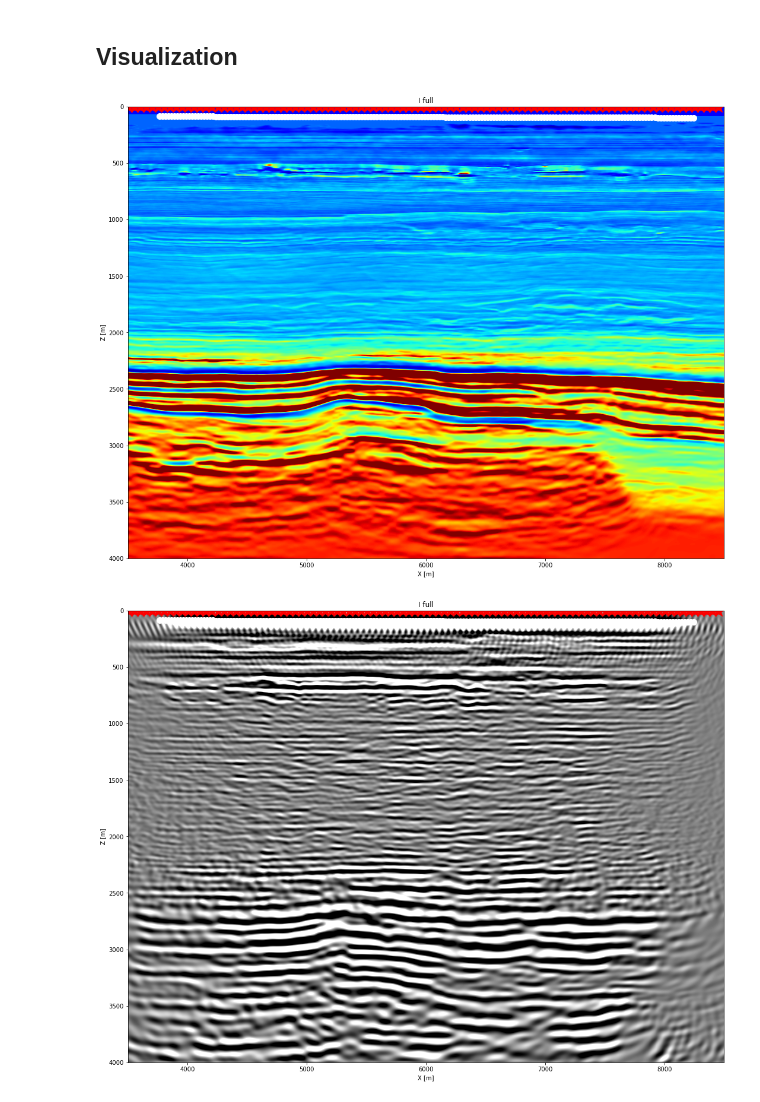
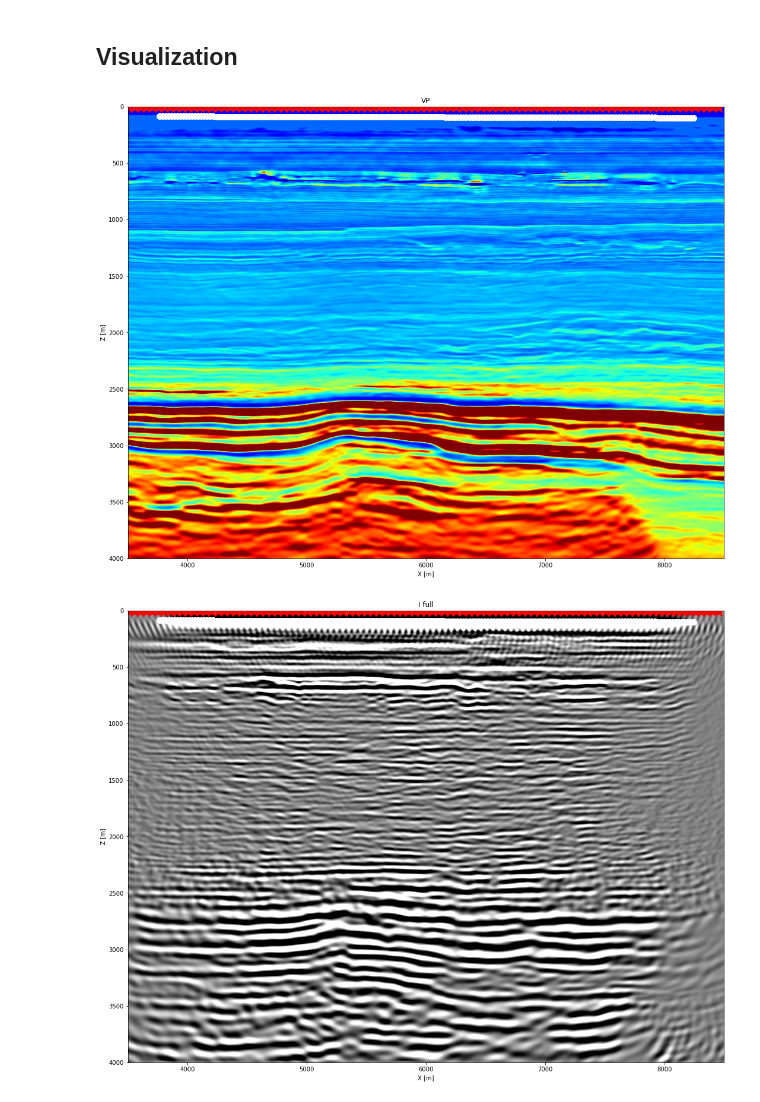
Before and after one commit to DIG-Kaust/VolveSynthetic, a Jupyter notebook: Visualization/MainImages.ipynb, the cells around one changed output. Saved outputs shown, nothing was run; the diff lists cells and outputs as text; code cells hidden in the pictures.

```diff
--- a/Visualization/MainImages.ipynb
+++ b/Visualization/MainImages.ipynb
@@ -30,5 +27,11 @@ The autoreload extension is already loaded. To reload it, use:
 # %%
-# Model axes
+# Vp axes
+nx, nz = 1200, 900
+dx, dz = 5, 5
+ox, oz = 2800, 0
+xvp, zvp = np.arange(nx)*dx + ox, np.arange(nz)*dz + oz
+
+# Images axes
 nx, nz = 551, 401
 dx, dz = 10, 10
 ox, oz = 3000, 0
@@ -53,11 +56,11 @@ s = f['s']
 nsmooth = 10
 smooth=np.ones(nsmooth)/nsmooth
 
-ifull=ifull-filtfilt(smooth,1,filtfilt(smooth,1,ifull).T).T
-iup=iup-filtfilt(smooth,1,filtfilt(smooth,1,iup).T).T
-inofs=inofs-filtfilt(smooth,1,filtfilt(smooth,1,inofs).T).T
-inosea=inosea-filtfilt(smooth,1,filtfilt(smooth,1,inosea).T).T
-imdd=imdd-filtfilt(smooth,1,filtfilt(smooth,1,imdd).T).T
+ifull = ifull-filtfilt(smooth,1,filtfilt(smooth,1,ifull).T).T
+iup = iup-filtfilt(smooth,1,filtfilt(smooth,1,iup).T).T
+inofs = inofs-filtfilt(smooth,1,filtfilt(smooth,1,inofs).T).T
+inosea = inosea-filtfilt(smooth,1,filtfilt(smooth,1,inosea).T).T
+imdd = imdd-filtfilt(smooth,1,filtfilt(smooth,1,imdd).T).T
 # %% [markdown]
 ## Visualization
 # %%
@@ -65,12 +68,12 @@ clip = 8e1
 gain = np.sqrt(z)
 
 fig, ax = plt.subplots(1, 1, figsize=(18, 14))
-ax.imshow(vp, cmap='jet', vmin=1000, vmax=5000, extent=(x[0], x[-1], z[-1], z[0]))
+ax.imshow(vp, cmap='jet', vmin=1000, vmax=5000, extent=(xvp[0], xvp[-1], zvp[-1], zvp[0]))
 ax.plot(s[0], s[1], '*r', ms=20)
 ax.plot(r[0], r[1], '.w', ms=20)
 ax.set_xlabel(r'X [m]')
 ax.set_ylabel(r'Z [m]')
-ax.set_title(r'I full')
+ax.set_title(r'VP')
 ax.axis('tight')
 ax.set_xlim(3500, x[-1])
 ax.set_ylim(z[-1], z[0])
@@ -110,34 +113,34 @@ ax.set_ylabel(r'Z [m]')
 ax.set_title(r'I nofs')
 ax.axis('tight')
 ax.set_xlim(3500, x[-1])
 plt.savefig('../Figures/Volve_images_nofs.png', dpi=200)
 
 fig, ax = plt.subplots(1, 1, figsize=(18, 14))
 ax.imshow(inosea * gain[:, np.newaxis], cmap='gray', vmin=-clip, vmax=clip,
           interpolation='sinc', extent=(x[0], x[-1], z[-1], z[0]))
 ax.plot(r[0], r[1], '*r', ms=20)
 ax.plot(r[0], r[1], '.w', ms=20)
 ax.set_xlabel(r'X [m]')
 ax.set_ylabel(r'Z [m]')
 ax.set_title(r'I nofs')
 ax.axis('tight')
 ax.set_xlim(3500, x[-1])
 plt.savefig('../Figures/Volve_images_nosea.png', dpi=200)
 
 clip = 2e-4
 fig, ax = plt.subplots(1, 1, figsize=(18, 14))
 ax.imshow(imdd * gain[:, np.newaxis], cmap='gray', vmin=-clip, vmax=clip,
           interpolation='sinc', extent=(x[0], x[-1], z[-1], z[0]))
 ax.plot(r[0], r[1], '*r', ms=20)
 ax.plot(r[0], r[1], '.w', ms=20)
 ax.set_xlabel(r'X [m]')
 ax.set_ylabel(r'Z [m]')
 ax.set_title(r'I mdd')
 ax.axis('tight')
 ax.set_xlim(3500, x[-1])
 plt.savefig('../Figures/Volve_images_mdd.png', dpi=200);
 # %% [output]
-[figure, old version]
+[figure, new version]
 [figure]
 [figure]
 [figure]
```
Also changed, not shown: parts of 1 cell of this notebook, 6 other files.
